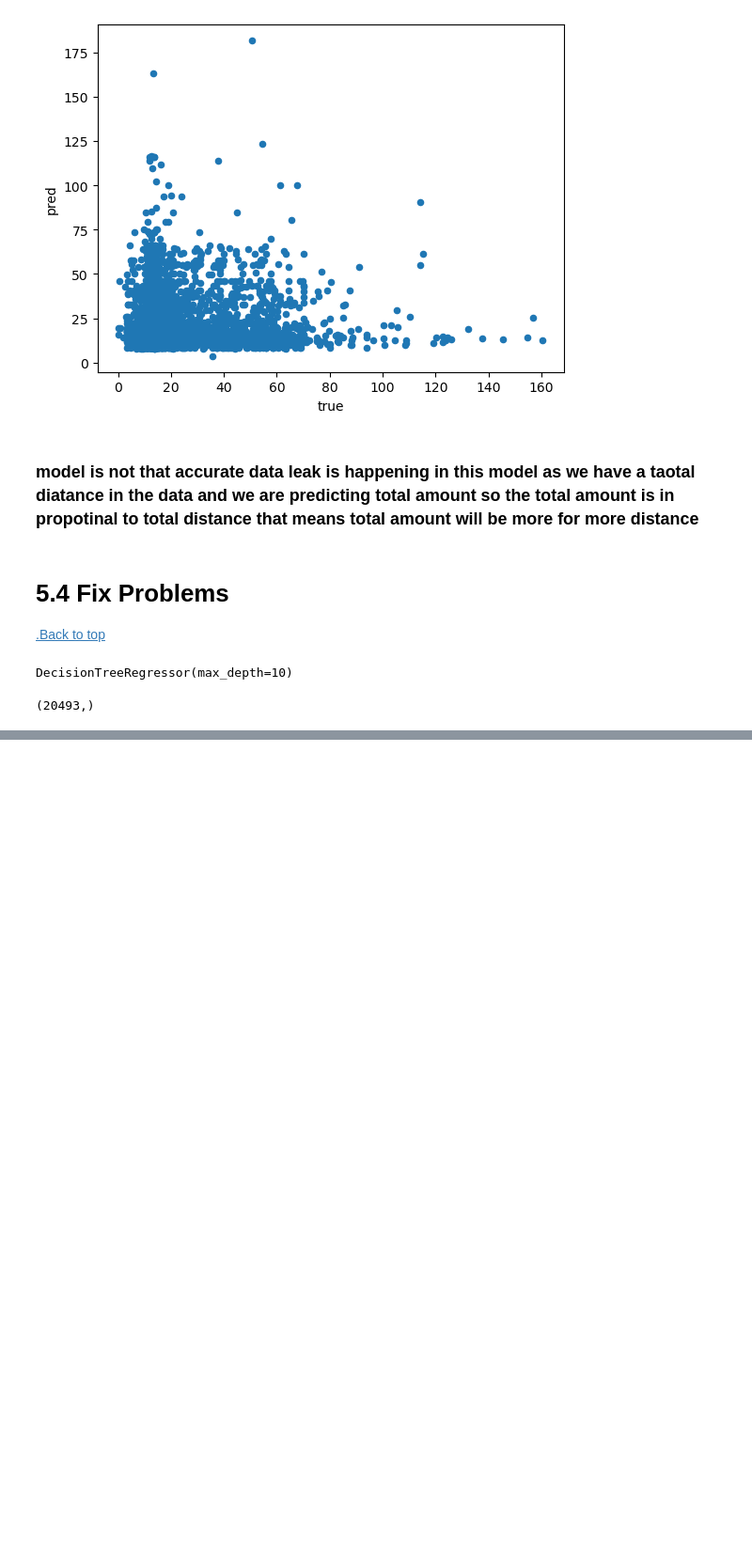
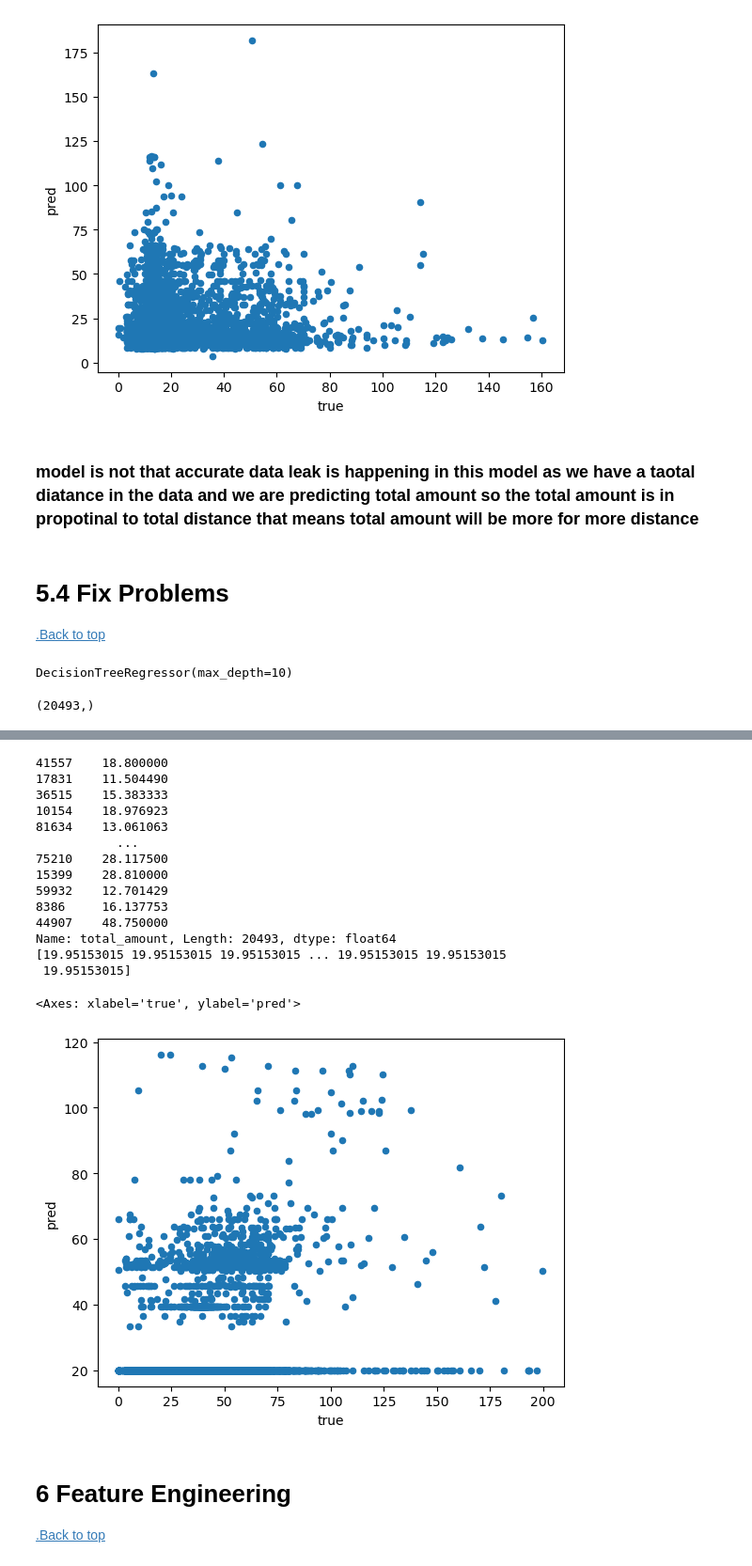
Before and after one commit to Alfej/Taxi-Data-Analysis, a Jupyter notebook: Presentable Notebook.ipynb, the cells around one changed output, grey strips where cells are left out. Shown: that part at 94% size. Cells and saved outputs as stored; diff of their text form; code cells hidden in the pictures; blank space fills up the shorter version.

Commit message:
Feature Engineering

```diff
--- a/Presentable Notebook.ipynb
+++ b/Presentable Notebook.ipynb
@@ -549,0 +550,32 @@ r2 0.20363209312680897
+# %%
+y_test_series = pd.Series(y_test.squeeze())
+# squeeze() removes single-dimensional entries from the shape of an array, converting them to Series objects directly
+# y_predict_series = pd.Series(y_predict)
+
+print(y_test_series)
+print(y_predict)
+data = {'true': y_test_series, 'pred': y_predict}
+results = pd.DataFrame(data)
+
+results.plot(kind = 'scatter', x='true', y= 'pred')
+# %% [output]
+41557    18.800000
+17831    11.504490
+36515    15.383333
+10154    18.976923
+81634    13.061063
+           ...
+75210    28.117500
+15399    28.810000
+59932    12.701429
+8386     16.137753
+44907    48.750000
+Name: total_amount, Length: 20493, dtype: float64
+[19.95153015 19.95153015 19.95153015 ... 19.95153015 19.95153015
+ 19.95153015]
+<Axes: xlabel='true', ylabel='pred'>
+[figure, added]
+# %% [markdown]
+# 6 Feature Engineering <a id='feature_eng'></a>
+
+[.Back to top](#table_of_contents)
```
Also changed, not shown: parts of 35 cells of this notebook.
